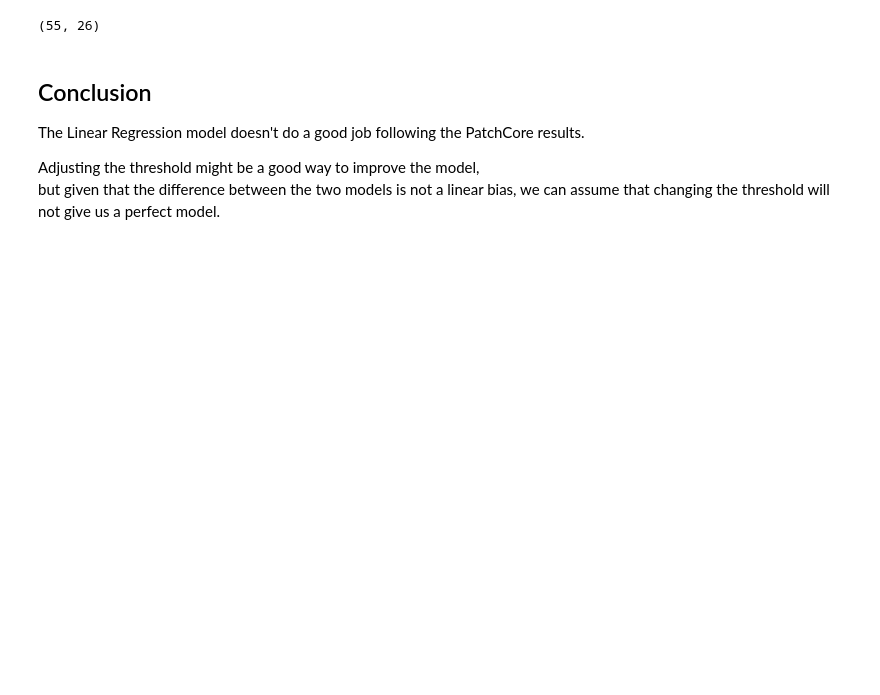
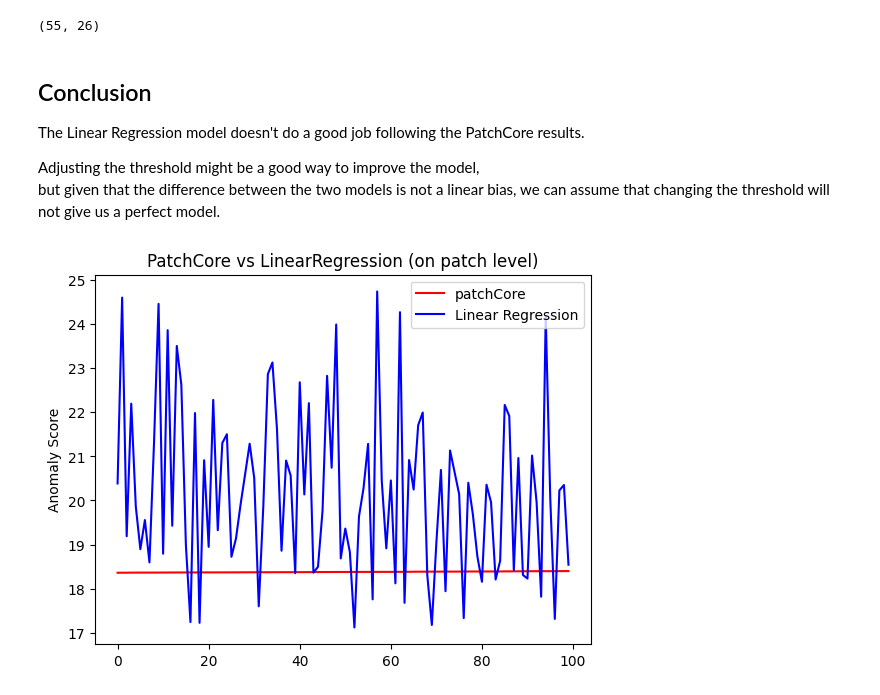
Before and after one commit to c4dt/predictive-maintenance, a Jupyter notebook: linear_regression/linear_regression.ipynb, the cells around one changed output. Saved outputs shown, nothing was run; the diff lists cells and outputs as text; code cells hidden in the pictures; blank space fills up the shorter version.

Commit message:
exp: adds another graph that clarifies the LR trend vs PatchCore

```diff
--- a/linear_regression/linear_regression.ipynb
+++ b/linear_regression/linear_regression.ipynb
@@ -305,3 +305,18 @@ The Linear Regression model doesn't do a good job following the PatchCore result
 
 Adjusting the threshold might be a good way to improve the model,
 but given that the difference between the two models is not a linear bias, we can assume that changing the threshold will not give us a perfect model.
+# %%
+# Clearly show the deviation by ordering the patchCore results by lowest to highest
+
+# this line creates a list of pairs of (patchcore result, LR result) for each patch
+y12 = [(patchcore_results[i], lr_results[i]) for i in range(len(patchcore_results))]
+
+# we sort by patchcore result from lowest to highest - while keeping the second element to the LR value
+y12 = sorted(y12, key=lambda x: x[0])
+
+# we split again patchcore (y1) from Linear Regression (y2) so we can plot them
+y1 = [x[0] for x in y12]
+y2 = [x[1] for x in y12]
+draw_two_plots(y1[4000:4100], y2[4000:4100], lr_results)
+# %% [output]
+[figure, added]
```
Also changed, not shown: 2 other files.
